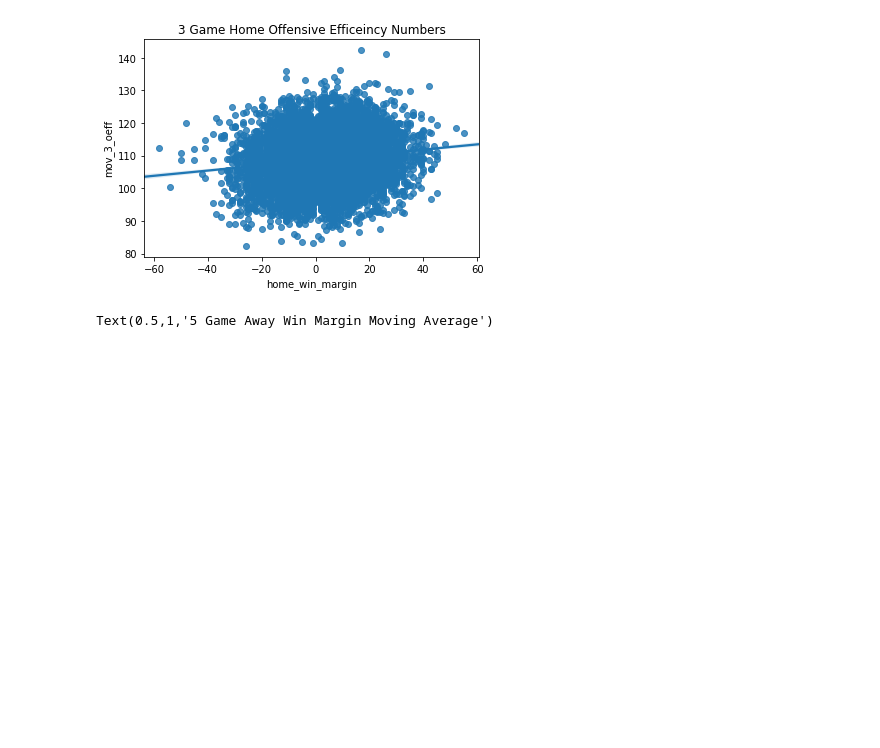
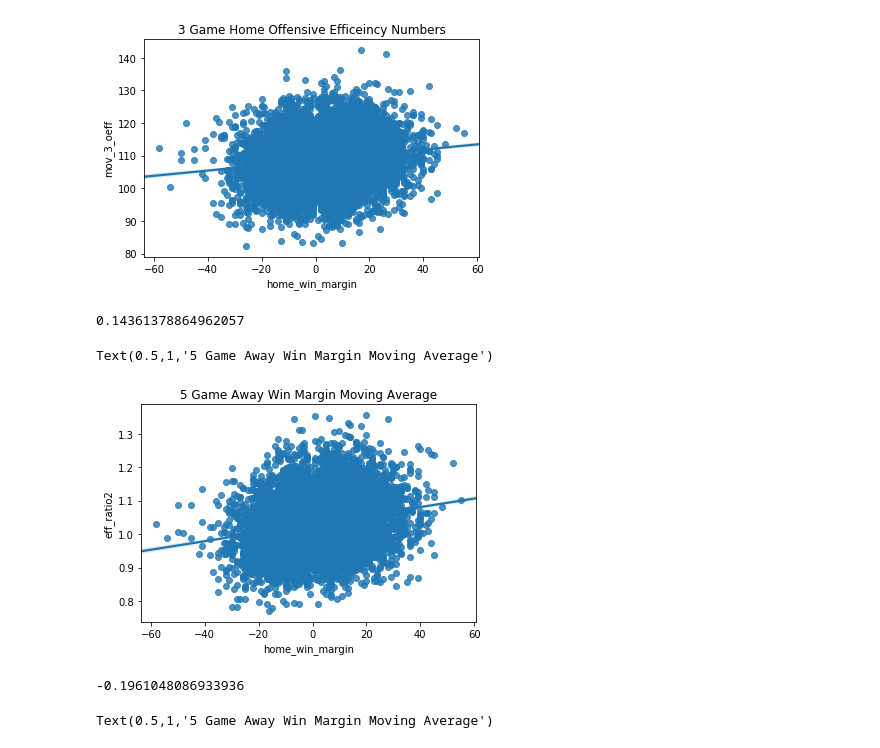
Before and after one commit to bryanco1966/Sports-Modeling, a Jupyter notebook: NBA_feature engineering.ipynb, the cells around one changed output. Drawn from its saved outputs; the diff is of its cells as text; code cells hidden in the pictures; blank space fills up the shorter version.

```diff
--- a/NBA_feature engineering.ipynb
+++ b/NBA_feature engineering.ipynb
@@ -249,3 +299,7 @@ plt.title("3 Game Home Offensive Efficeincy Numbers")
 # %% [output]
 Text(0.5,1,'3 Game Home Offensive Efficeincy Numbers')
 [figure]
+# %%
+nba.home_win_margin.corr(nba.mov_3_oeff)
+# %% [output]
+0.14361378864962057
@@ -255,6 +313,17 @@ nba['eff_ratio1'] = ((nba.mov_5_deff )/(nba.mov_5_away_def_eff ))
 nba['eff_ratio2'] = (nba.mov_5_oeff/ nba.mov_5_away_off_eff)
 nba['eff_ratio3'] = ((nba.mov_3_deff )/(nba.mov_3_away_def_eff ))
 nba['eff_ratio4'] = (nba.mov_3_oeff/ nba.mov_3_away_off_eff)
+# %%
+plt.gcf()
+sns.regplot(nba.home_win_margin, nba.eff_ratio2)
+plt.title("5 Game Offensive efficiency ratio")
+# %% [output]
+Text(0.5,1,'5 Game Away Win Margin Moving Average')
+[figure, added]
+# %%
+nba.home_win_margin.corr(nba.eff_ratio1)
+# %% [output]
+-0.1961048086933936
 # %%
 plt.gcf()
 sns.regplot(nba.home_win_margin, nba.mov_5_away_win_margin)
```
Also changed, not shown: parts of 9 cells of this notebook, 4 other files.
